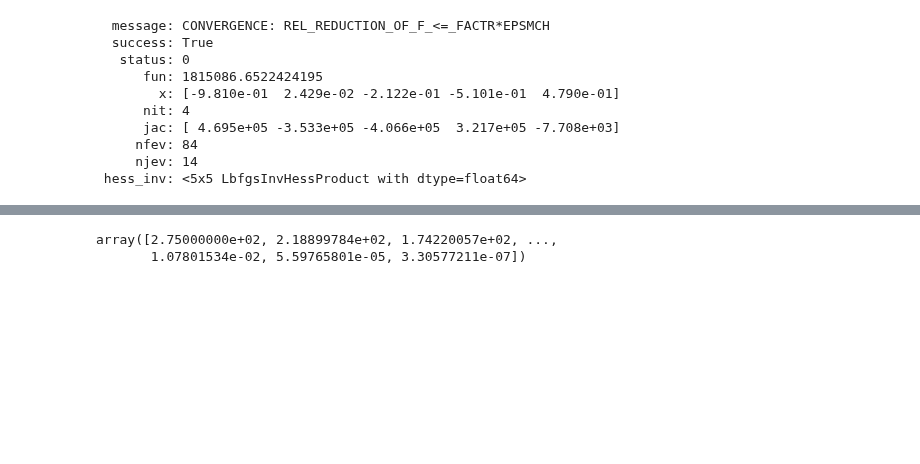
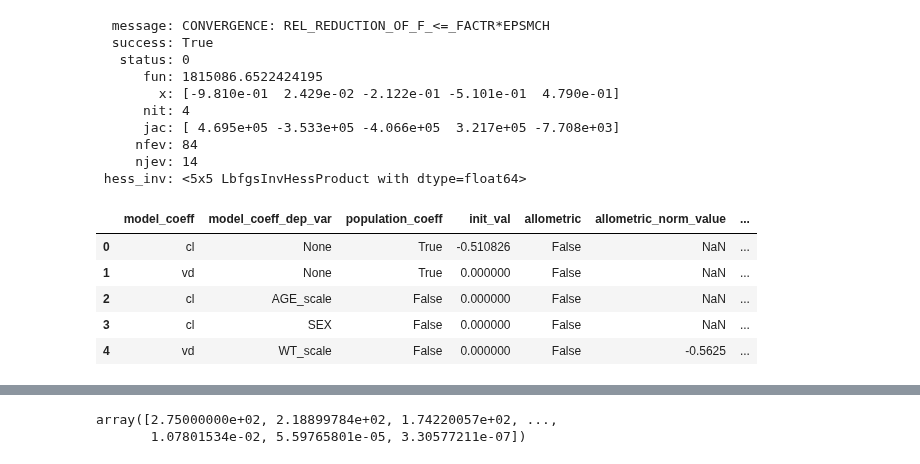
Before and after one commit to kelleyjbrady/NiceODE, a Jupyter notebook: t_0atDV_max_ode_solver_r.ipynb, the cells around one changed output, grey strips where cells are left out. Saved outputs shown, nothing was run; the diff lists cells and outputs as text; code cells hidden in the pictures; blank space fills up the shorter version.

Commit message:
Added additional diffeqs. Added reading of diffeq args to fill in init values for optimizer if they are not provided. Added option to control solve_ivp solver.

```diff
--- a/t_0atDV_max_ode_solver_r.ipynb
+++ b/t_0atDV_max_ode_solver_r.ipynb
@@ -137,8 +146,11 @@ from utils import OneCompartmentModel
 # %%
-from utils import sum_of_squares_loss, numba_one_compartment_model
+from utils import sum_of_squares_loss, numba_one_compartment_model, PopulationCoeffcient
 import cProfile
 
-mod_sse = OneCompartmentModel(dep_vars= {'k':[ ObjectiveFunctionColumn('AGE_scale'),
+mods = {}
+mods['orig_sse'] = OneCompartmentModel(
+     population_coeff=[PopulationCoeffcient('cl', .6), PopulationCoeffcient('vd', 1)],
+     dep_vars= {'cl':[ ObjectiveFunctionColumn('AGE_scale'),
                                                 ObjectiveFunctionColumn('SEX' )],
                                            'vd':[ObjectiveFunctionColumn('WT_scale',
                                                                          model_method='linear',
@@ -148,17 +160,38 @@ mod_sse = OneCompartmentModel(dep_vars= {'k':[ ObjectiveFunctionColumn('AGE_scal
                                                                          )]},
                               loss_function=sum_of_squares_loss,
                               optimizer_tol=None,
-                              pk_model_function=numba_one_compartment_model
+                              pk_model_function=first_order_one_compartment_model
                               )
 
-mod_sse2 = OneCompartmentModel(dep_vars= {'k':[ ObjectiveFunctionColumn('AGE_scale'),
-                                                ObjectiveFunctionColumn('SEX' )],
-                                           'vd':[ObjectiveFunctionColumn('WT_scale',
-                                                                         model_method='linear',
+mods['see_no_cov'] = OneCompartmentModel(
+                              population_coeff=[PopulationCoeffcient('cl', .6), PopulationCoeffcient('vd', 2)],
+                              dep_vars= {},
+                              loss_function=sum_of_squares_loss,
+                              optimizer_tol=None,
+                              pk_model_function=first_order_one_compartment_model
+                              )
 
-                                                                         allometric_norm_value=wt_scaler.transform([[70]])[0][0],
+mod_sse_mm = OneCompartmentModel(
+     population_coeff=[PopulationCoeffcient('vmax', .5), PopulationCoeffcient('km', .8)],
+     dep_vars={},
+                              loss_function=sum_of_squares_loss,
+                              optimizer_tol=None,
+                              pk_model_function=mm_one_compartment_model
+                              )
 
-                                                                         )]},
+mods['see_no_cov_no_pop'] = OneCompartmentModel(
+     population_coeff=None,
+     dep_vars=None,
                               loss_function=sum_of_squares_loss,
-                              optimizer_tol=None
+                              optimizer_tol=None,
+                              pk_model_function=first_order_one_compartment_model
                               )
+# %%
+mods['orig_sse'].init_vals_pd
+# %% [output]
+|  | model_coeff | model_coeff_dep_var | population_coeff | init_val | allometric | allometric_norm_value | ... |
+| 0 | cl | None | True | -0.510826 | False | NaN | ... |
+| 1 | vd | None | True | 0.000000 | False | NaN | ... |
+| 2 | cl | AGE_scale | False | 0.000000 | False | NaN | ... |
+| 3 | cl | SEX | False | 0.000000 | False | NaN | ... |
+| 4 | vd | WT_scale | False | 0.000000 | False | -0.5625 | ... |
```
Also changed, not shown: parts of 11 cells of this notebook, 2 other files.
